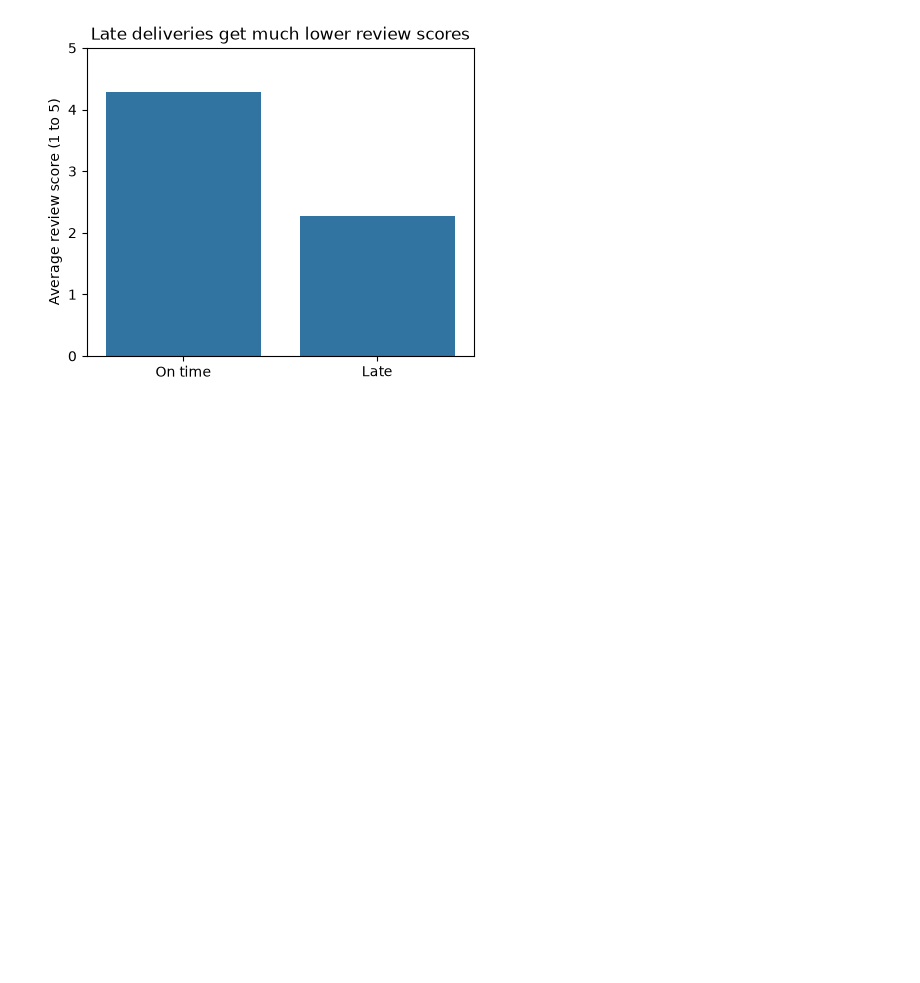
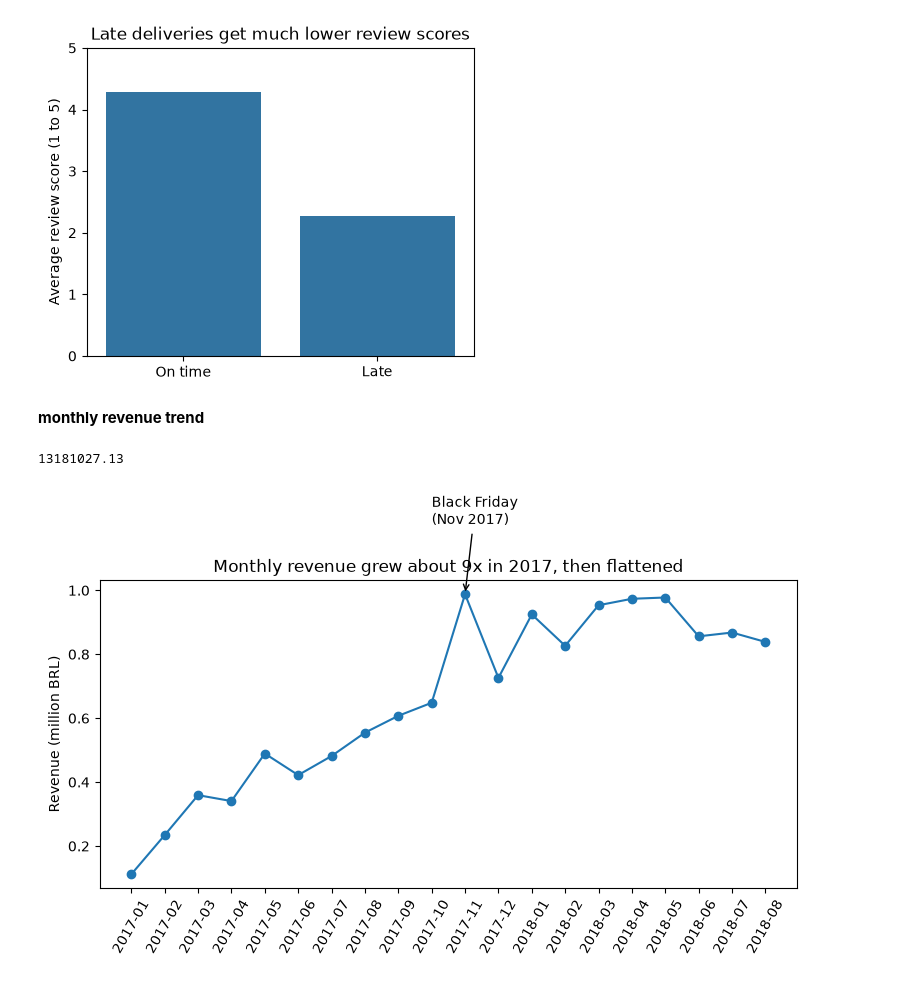
Before and after one commit to gokulkrishnab-gkb/olist-ecommerce-analysis, a Jupyter notebook: analysis.ipynb, the cells around one changed output. Drawn from its saved outputs; the diff is of its cells as text; code cells hidden in the pictures; blank space fills up the shorter version.

Commit message:
Add revenue, late-rate and cohort retention charts

```diff
--- a/analysis.ipynb
+++ b/analysis.ipynb
@@ -62,3 +62,35 @@ plt.savefig("charts/review_by_delivery.png", dpi=150, bbox_inches="tight")
 plt.show()
 # %% [output]
 [figure]
+# %% [markdown]
+**monthly revenue trend**
+# %%
+rev_query = """
+SELECT strftime('%Y-%m', o.order_purchase_timestamp) AS order_month,
+       SUM(oi.price) AS revenue
+FROM orders o
+JOIN order_items oi ON oi.order_id = o.order_id
+WHERE o.order_status = 'delivered'
+  AND strftime('%Y-%m', o.order_purchase_timestamp) BETWEEN '2017-01' AND '2018-08'
+GROUP BY order_month
+ORDER BY order_month
+"""
+rev = pd.read_sql_query(rev_query, conn)
+rev["revenue_m"] = rev["revenue"] / 1e6
+print(round(rev["revenue"].sum(), 2))   # should be 13181027.13
+
+fig, ax = plt.subplots(figsize=(9, 4))
+ax.plot(rev["order_month"], rev["revenue_m"], marker="o")
+bf = rev.index[rev["order_month"] == "2017-11"][0]
+ax.annotate("Black Friday\n(Nov 2017)", xy=(bf, rev.loc[bf, "revenue_m"]),
+            xytext=(bf - 1, rev.loc[bf, "revenue_m"] + 0.22),
+            arrowprops=dict(arrowstyle="->"))
+ax.set_title("Monthly revenue grew about 9x in 2017, then flattened")
+ax.set_ylabel("Revenue (million BRL)")
+ax.set_xlabel("")
+plt.xticks(rotation=60)
+plt.savefig("charts/monthly_revenue.png", dpi=150, bbox_inches="tight")
+plt.show()
+# %% [output]
+13181027.13
+[figure, added]
```
Also changed, not shown: parts of 4 cells of this notebook, 4 other files.
